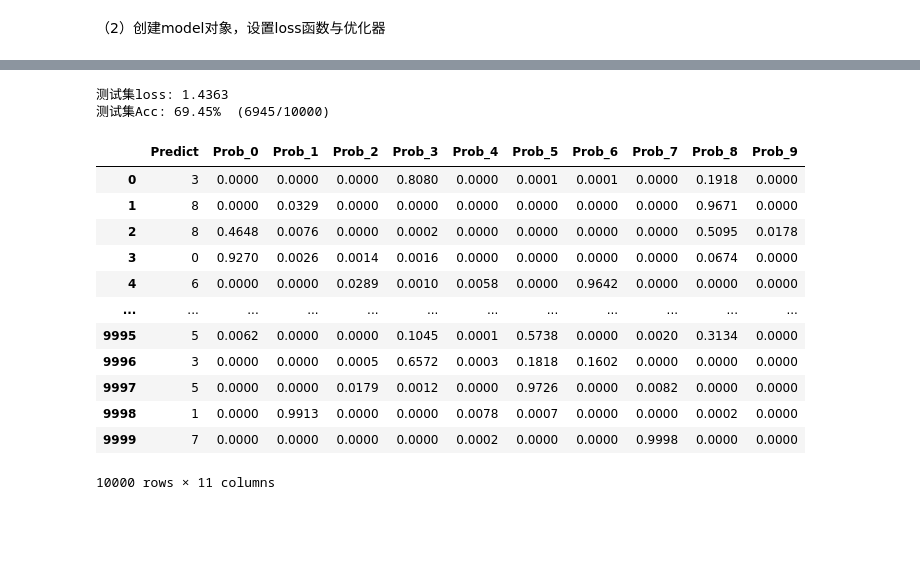
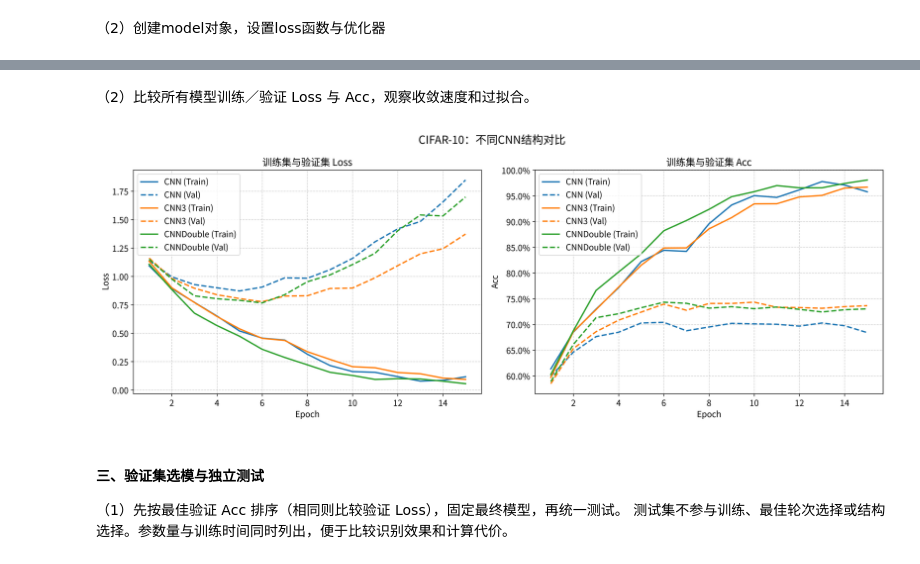
Before and after one commit to xiaoguangjin12345-dev/deep-learning, a Jupyter notebook: ex-3/ex-3.2/ex-3.2.ipynb, the cells around one changed output, grey strips where cells are left out. Drawn from its saved outputs; the diff is of its cells as text; code cells hidden in the pictures; blank space fills up the shorter version.

```diff
--- a/ex-3/ex-3.2/ex-3.2.ipynb
+++ b/ex-3/ex-3.2/ex-3.2.ipynb
@@ -266 +458,39 @@ plt.show()
+# %% [markdown]
+（2）比较所有模型训练／验证 Loss 与 Acc，观察收敛速度和过拟合。
+# %%
+# 在相同坐标下绘制所有结构的Loss与Acc，比较收敛和泛化。
+# 不同模型的训练、验证结果对比可视化，后续实验可复用。
+def plot_multiple_models_train_result(results_dict, title):
+    fig, (ax1, ax2) = plt.subplots(1, 2, figsize=(16, 6), sharex=True)
+    colors = ['tab:blue', 'tab:orange', 'tab:green', 'tab:red', 'tab:purple']
+
+    # 颜色区分模型，实线和虚线分别表示训练集与验证集。
+    for i, (model_name, df) in enumerate(results_dict.items()):
+        color = colors[i % len(colors)]
+        epochs = range(1, len(df) + 1)
+        for split, linestyle in [('Train', '-'), ('Val', '--')]:
+            label = f'{model_name} ({split})'
+            ax1.plot(epochs, df[f'{split}_Loss'], label=label,
+                     color=color, linestyle=linestyle, linewidth=2)
+            ax2.plot(epochs, df[f'{split}_Acc'], label=label,
+                     color=color, linestyle=linestyle, linewidth=2)
+
+    for ax, metric in [(ax1, 'Loss'), (ax2, 'Acc')]:
+        ax.set_title(f'训练集与验证集 {metric}', fontsize=14)
+        ax.set_xlabel('Epoch', fontsize=12)
+        ax.set_ylabel(metric, fontsize=12)
+        ax.grid(True, linestyle='--', alpha=0.6)
+        ax.legend(fontsize=12)
+
+    # 将准确率坐标格式化为百分数，并保存对比曲线。
+    ax2.yaxis.set_major_formatter(ticker.PercentFormatter(xmax=1.0, decimals=1))
+    fig.suptitle(title, fontsize=16)
+    plt.tight_layout()
+    fig.savefig(OUTPUT_DIR / 'comparison_curves.png', bbox_inches='tight')
+    plt.show()
+# %%
+# 汇总基础CNN、CNN3与CNNDouble的曲线进行对照。
+plot_multiple_models_train_result(results_dict, 'CIFAR-10：不同CNN结构对比')
+# %% [output]
+[figure, added]
 # %%
@@ -307,20 +525,5 @@ def evaluate_model(model):
     return result_df
-# %%
-test_result = evaluate_model(model)
-test_result.round(4)
-# %% [output]
-测试集loss: 1.4363
-测试集Acc: 69.45%  (6945/10000)
-|  | Predict | Prob_0 | Prob_1 | Prob_2 | Prob_3 | Prob_4 | Prob_5 | Prob_6 | Prob_7 | Prob_8 | Prob_9 |
-| 0 | 3 | 0.0000 | 0.0000 | 0.0000 | 0.8080 | 0.0000 | 0.0001 | 0.0001 | 0.0000 | 0.1918 | 0.0000 |
-| 1 | 8 | 0.0000 | 0.0329 | 0.0000 | 0.0000 | 0.0000 | 0.0000 | 0.0000 | 0.0000 | 0.9671 | 0.0000 |
-| 2 | 8 | 0.4648 | 0.0076 | 0.0000 | 0.0002 | 0.0000 | 0.0000 | 0.0000 | 0.0000 | 0.5095 | 0.0178 |
-| 3 | 0 | 0.9270 | 0.0026 | 0.0014 | 0.0016 | 0.0000 | 0.0000 | 0.0000 | 0.0000 | 0.0674 | 0.0000 |
-| 4 | 6 | 0.0000 | 0.0000 | 0.0289 | 0.0010 | 0.0058 | 0.0000 | 0.9642 | 0.0000 | 0.0000 | 0.0000 |
-| ... | ... | ... | ... | ... | ... | ... | ... | ... | ... | ... | ... |
-| 9995 | 5 | 0.0062 | 0.0000 | 0.0000 | 0.1045 | 0.0001 | 0.5738 | 0.0000 | 0.0020 | 0.3134 | 0.0000 |
-| 9996 | 3 | 0.0000 | 0.0000 | 0.0005 | 0.6572 | 0.0003 | 0.1818 | 0.1602 | 0.0000 | 0.0000 | 0.0000 |
-| 9997 | 5 | 0.0000 | 0.0000 | 0.0179 | 0.0012 | 0.0000 | 0.9726 | 0.0000 | 0.0082 | 0.0000 | 0.0000 |
-| 9998 | 1 | 0.0000 | 0.9913 | 0.0000 | 0.0000 | 0.0078 | 0.0007 | 0.0000 | 0.0000 | 0.0002 | 0.0000 |
-| 9999 | 7 | 0.0000 | 0.0000 | 0.0000 | 0.0000 | 0.0002 | 0.0000 | 0.0000 | 0.9998 | 0.0000 | 0.0000 |
-10000 rows × 11 columns
+# %% [markdown]
+#### 三、验证集选模与独立测试
+（1）先按最佳验证 Acc 排序（相同则比较验证 Loss），固定最终模型，再统一测试。
+测试集不参与训练、最佳轮次选择或结构选择。参数量与训练时间同时列出，便于比较识别效果和计算代价。
```
Also changed, not shown: parts of 31 cells of this notebook, 1 other file.
